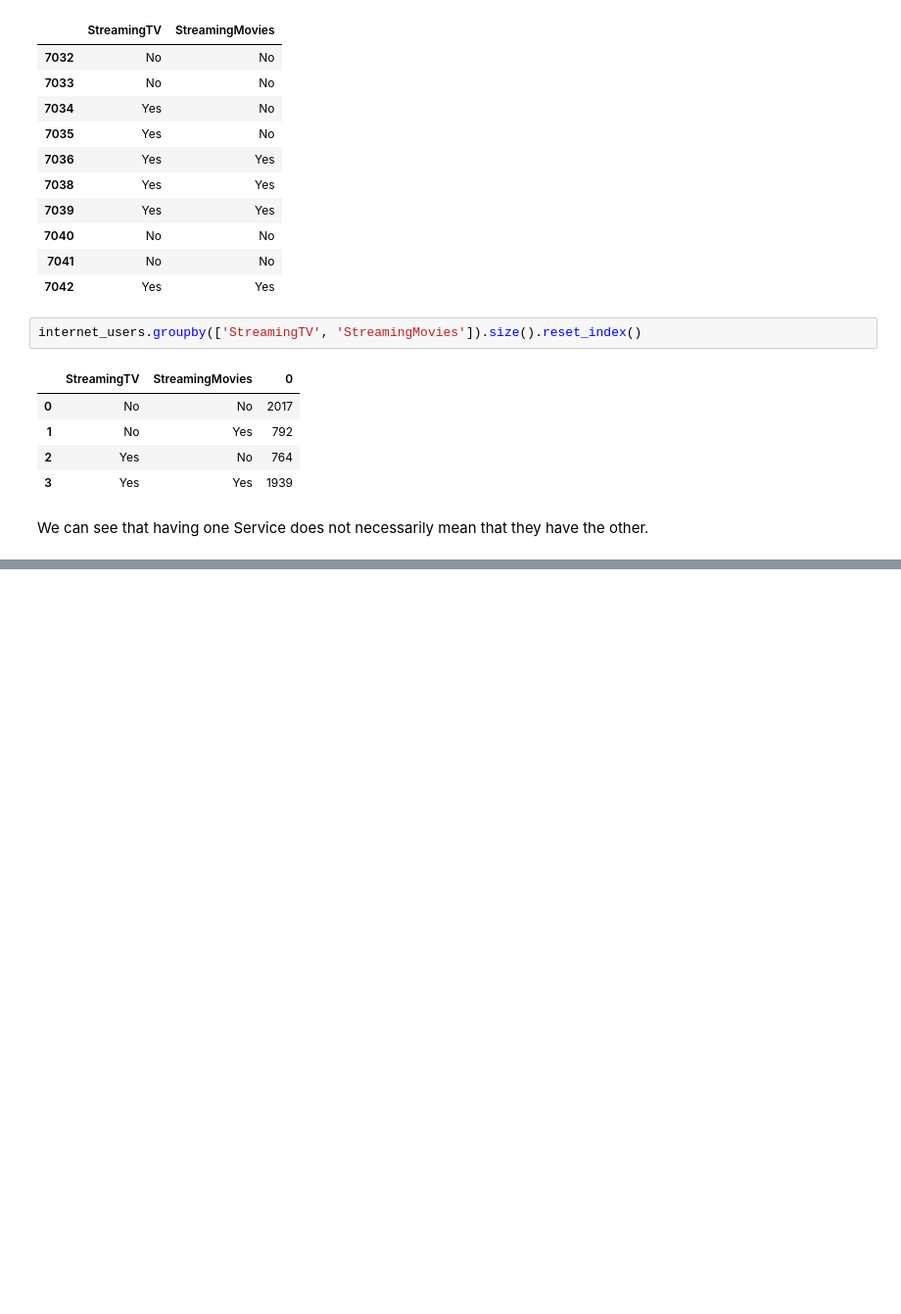
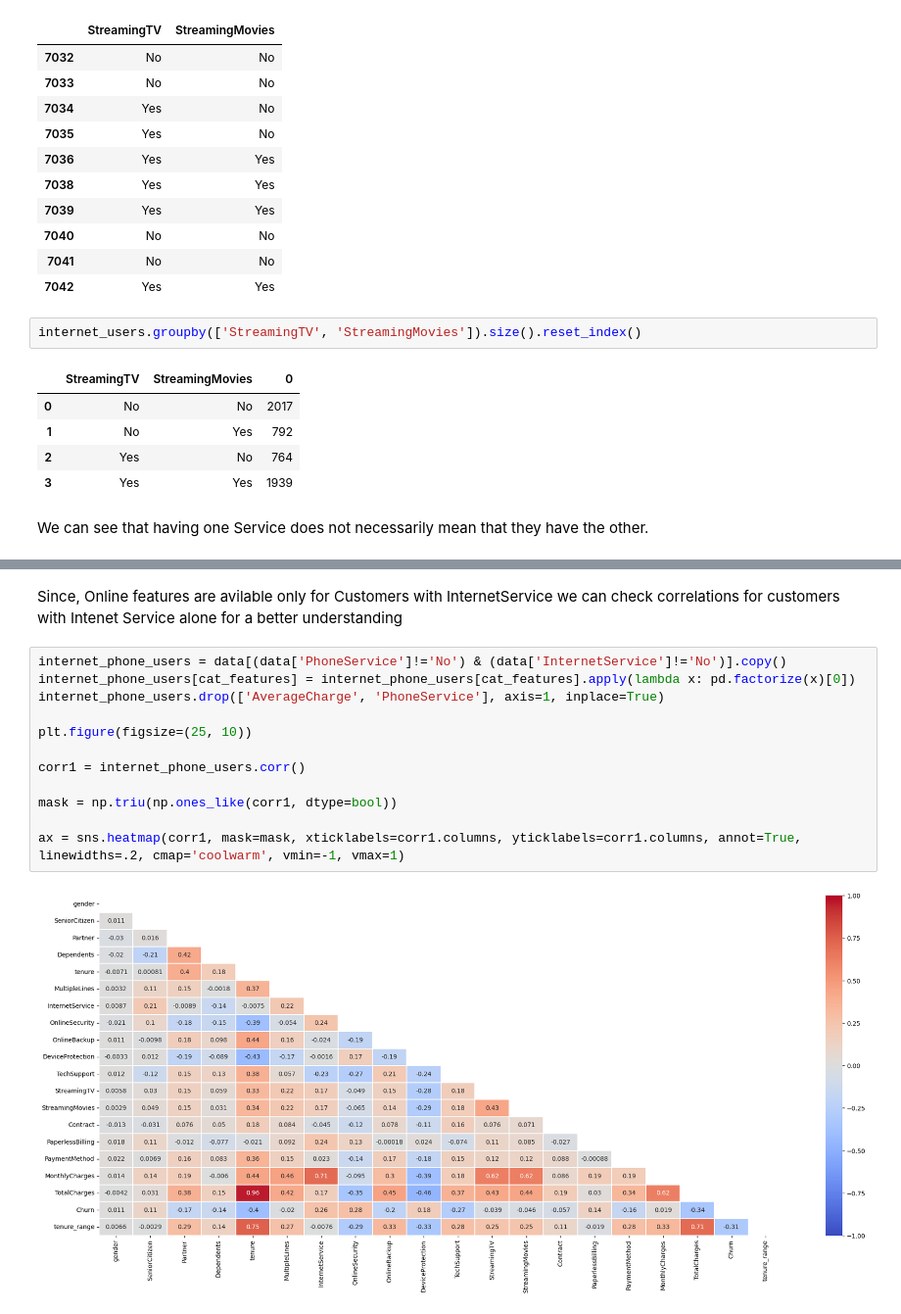
Before and after one commit to ge0rgeth0mas/telco-customer-churn, a Jupyter notebook: telco_customer_churn/data_analysis/EDA.ipynb, the cells around one changed output, grey strips where cells are left out. Shown at 98% size. Drawn from its saved outputs; the diff is of its cells as text; blank space fills up the shorter version.

```diff
--- a/telco_customer_churn/data_analysis/EDA.ipynb
+++ b/telco_customer_churn/data_analysis/EDA.ipynb
@@ -798,0 +844,16 @@ We can see that having one Service does not necessarily mean that they have the
+# %% [markdown]
+Since, Online features are avilable only for Customers with InternetService we can check correlations for customers with Intenet Service alone for a better understanding
+# %%
+internet_phone_users = data[(data['PhoneService']!='No') & (data['InternetService']!='No')].copy()
+internet_phone_users[cat_features] = internet_phone_users[cat_features].apply(lambda x: pd.factorize(x)[0])
+internet_phone_users.drop(['AverageCharge', 'PhoneService'], axis=1, inplace=True)
+
+plt.figure(figsize=(25, 10))
+
+corr1 = internet_phone_users.corr()
+
+mask = np.triu(np.ones_like(corr1, dtype=bool))
+
+ax = sns.heatmap(corr1, mask=mask, xticklabels=corr1.columns, yticklabels=corr1.columns, annot=True, linewidths=.2, cmap='coolwarm', vmin=-1, vmax=1)
+# %% [output]
+[figure, added]
```
Also changed, not shown: parts of 15 cells of this notebook.
